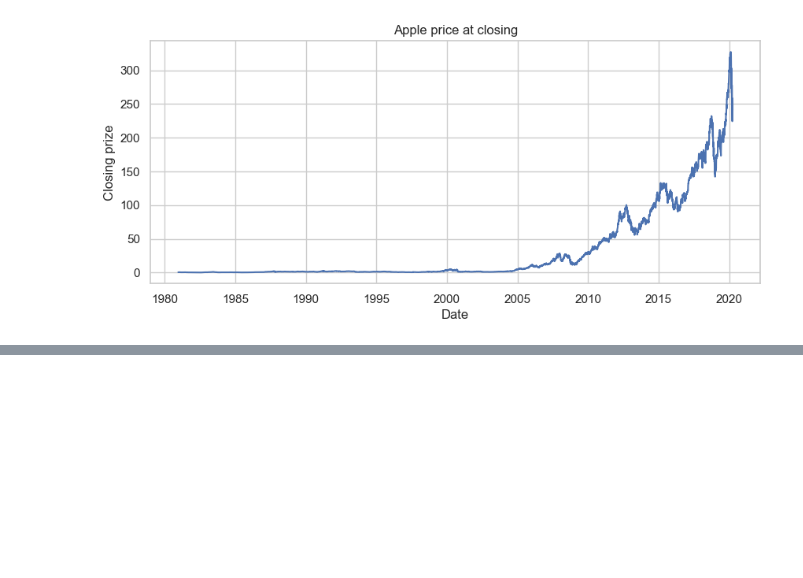
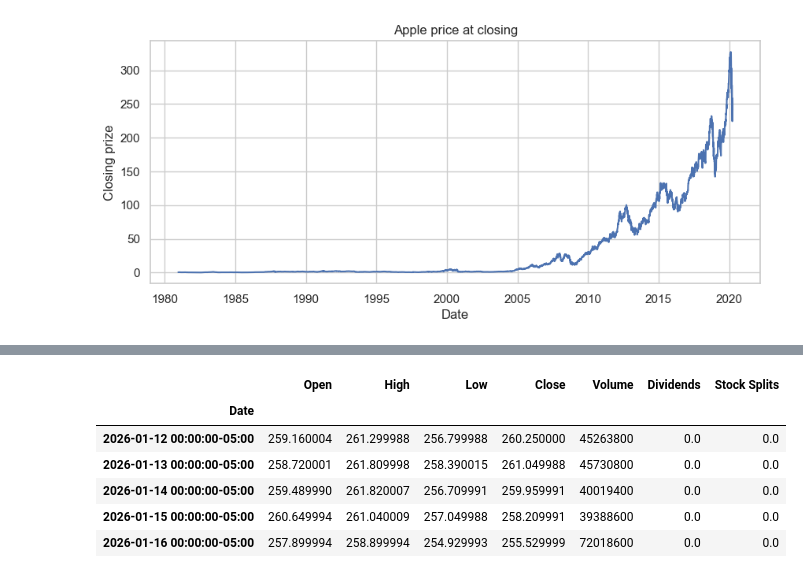
Before and after one commit to HarshaVaradhanGopal/Stock-Market-Analysis, a Jupyter notebook: Stock_Market_Analysis.ipynb, the cells around one changed output, grey strips where cells are left out. Saved outputs shown, nothing was run; the diff lists cells and outputs as text; code cells hidden in the pictures; blank space fills up the shorter version.

```diff
--- a/Stock_Market_Analysis.ipynb
+++ b/Stock_Market_Analysis.ipynb
@@ -93,0 +129,13 @@ plt.show()
+# %%
+import yfinance as yf
+ticker = yf.Ticker("AAPL")
+historical_data = ticker.history(period="1mo")
+historical_data.tail()
+# %% [output]
+|  | Open | High | Low | Close | Volume | Dividends | Stock Splits |
+| Date |  |  |  |  |  |  |  |
+| 2026-01-12 00:00:00-05:00 | 259.160004 | 261.299988 | 256.799988 | 260.250000 | 45263800 | 0.0 | 0.0 |
+| 2026-01-13 00:00:00-05:00 | 258.720001 | 261.809998 | 258.390015 | 261.049988 | 45730800 | 0.0 | 0.0 |
+| 2026-01-14 00:00:00-05:00 | 259.489990 | 261.820007 | 256.709991 | 259.959991 | 40019400 | 0.0 | 0.0 |
+| 2026-01-15 00:00:00-05:00 | 260.649994 | 261.040009 | 257.049988 | 258.209991 | 39388600 | 0.0 | 0.0 |
+| 2026-01-16 00:00:00-05:00 | 257.899994 | 258.899994 | 254.929993 | 255.529999 | 72018600 | 0.0 | 0.0 |
```
Also changed, not shown: parts of 22 cells of this notebook.
